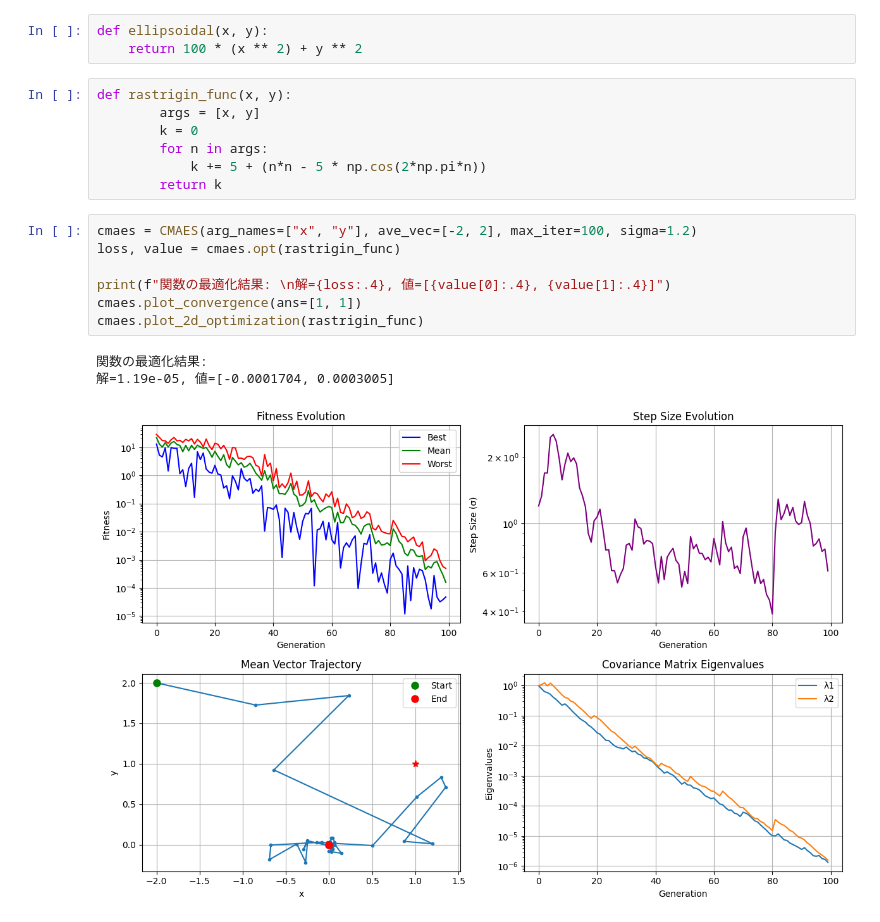
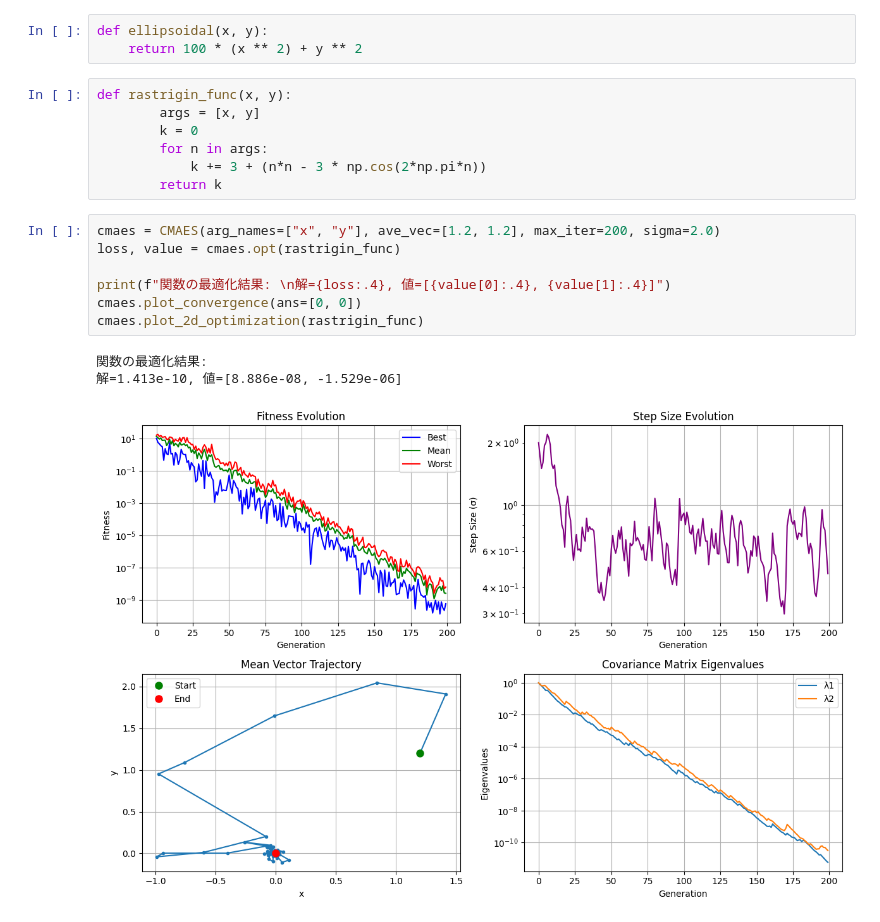
Before and after one commit to no2ca/cmaes-experimental, a Jupyter notebook: cma_es.ipynb, the cells around one changed output. Cells and saved outputs as stored; diff of their text form.

```diff
--- a/cma_es.ipynb
+++ b/cma_es.ipynb
@@ -12,16 +12,16 @@ def rastrigin_func(x, y):
         args = [x, y]
         k = 0
         for n in args:
-            k += 5 + (n*n - 5 * np.cos(2*np.pi*n))
+            k += 3 + (n*n - 3 * np.cos(2*np.pi*n))
         return k
 # %%
-cmaes = CMAES(arg_names=["x", "y"], ave_vec=[-2, 2], max_iter=100, sigma=1.2)
+cmaes = CMAES(arg_names=["x", "y"], ave_vec=[1.2, 1.2], max_iter=200, sigma=2.0)
 loss, value = cmaes.opt(rastrigin_func)
 
 print(f"関数の最適化結果: \n解={loss:.4}, 値=[{value[0]:.4}, {value[1]:.4}]")
-cmaes.plot_convergence(ans=[1, 1])
+cmaes.plot_convergence(ans=[0, 0])
 cmaes.plot_2d_optimization(rastrigin_func)
 # %% [output]
 関数の最適化結果:
-解=1.19e-05, 値=[-0.0001704, 0.0003005]
+解=1.413e-10, 値=[8.886e-08, -1.529e-06]
-[figure, old version]
+[figure, new version]
```
Also changed, not shown: parts of 1 cell of this notebook.
